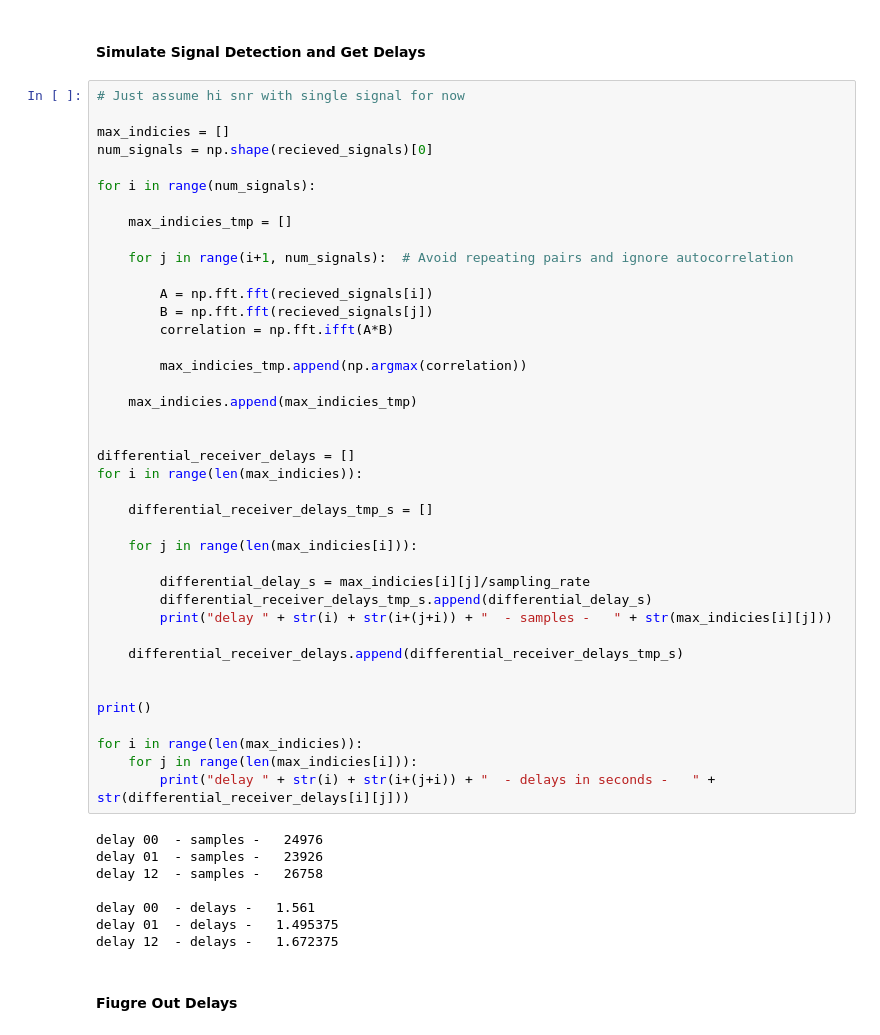
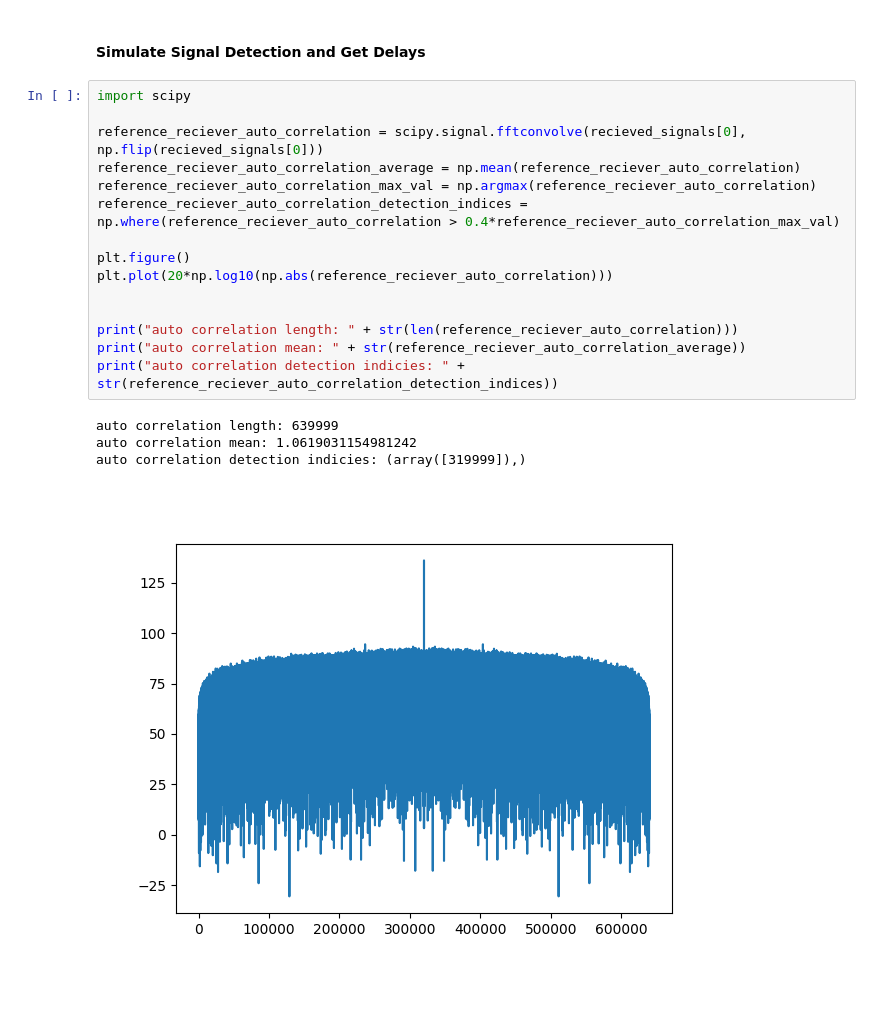
Before and after one commit to Sense-Scape/Python_Simulations, a Jupyter notebook: TDOA.ipynb, the cells around one changed output. Drawn from its saved outputs; the diff is of its cells as text; blank space fills up the shorter version.

```diff
--- a/TDOA.ipynb
+++ b/TDOA.ipynb
@@ -148,52 +177,22 @@ for rxer_ix in range(receiver_count):
 # %% [markdown]
 #### Simulate Signal Detection and Get Delays
-# %%
-# Just assume hi snr with single signal for now
-
-max_indicies = []
-num_signals = np.shape(recieved_signals)[0]
-
-for i in range(num_signals):
-
-    max_indicies_tmp = []
-
-    for j in range(i+1, num_signals):  # Avoid repeating pairs and ignore autocorrelation
-
-        A = np.fft.fft(recieved_signals[i])
-        B = np.fft.fft(recieved_signals[j])
-        correlation = np.fft.ifft(A*B)
-
-        max_indicies_tmp.append(np.argmax(correlation))
-
-    max_indicies.append(max_indicies_tmp)
-
-
-differential_receiver_delays = []
-for i in range(len(max_indicies)):
-
-    differential_receiver_delays_tmp_s = []
-
-    for j in range(len(max_indicies[i])):
-
-        differential_delay_s = max_indicies[i][j]/sampling_rate
-        differential_receiver_delays_tmp_s.append(differential_delay_s)
-        print("delay " + str(i) + str(i+(j+i)) + "  - samples -   " + str(max_indicies[i][j]))
-
-    differential_receiver_delays.append(differential_receiver_delays_tmp_s)
-
-
-print()
-
-for i in range(len(max_indicies)):
-    for j in range(len(max_indicies[i])):
-        print("delay " + str(i) + str(i+(j+i)) + "  - delays in seconds -   " + str(differential_receiver_delays[i][j]))
-# %% [output]
-delay 00  - samples -   24976
-delay 01  - samples -   23926
-delay 12  - samples -   26758
-
-delay 00  - delays -   1.561
-delay 01  - delays -   1.495375
-delay 12  - delays -   1.672375
-# %% [markdown]
-#### Fiugre Out Delays
+# %%
+import scipy
+
+reference_reciever_auto_correlation = scipy.signal.fftconvolve(recieved_signals[0], np.flip(recieved_signals[0]))
+reference_reciever_auto_correlation_average = np.mean(reference_reciever_auto_correlation)
+reference_reciever_auto_correlation_max_val = np.argmax(reference_reciever_auto_correlation)
+reference_reciever_auto_correlation_detection_indices = np.where(reference_reciever_auto_correlation > 0.4*reference_reciever_auto_correlation_max_val)
+
+plt.figure()
+plt.plot(20*np.log10(np.abs(reference_reciever_auto_correlation)))
+
+
+print("auto correlation length: " + str(len(reference_reciever_auto_correlation)))
+print("auto correlation mean: " + str(reference_reciever_auto_correlation_average))
+print("auto correlation detection indicies: " + str(reference_reciever_auto_correlation_detection_indices))
+# %% [output]
+auto correlation length: 639999
+auto correlation mean: 1.0619031154981242
+auto correlation detection indicies: (array([319999]),)
+[figure, added]
```
Also changed, not shown: parts of 10 cells of this notebook, 12 other files.
